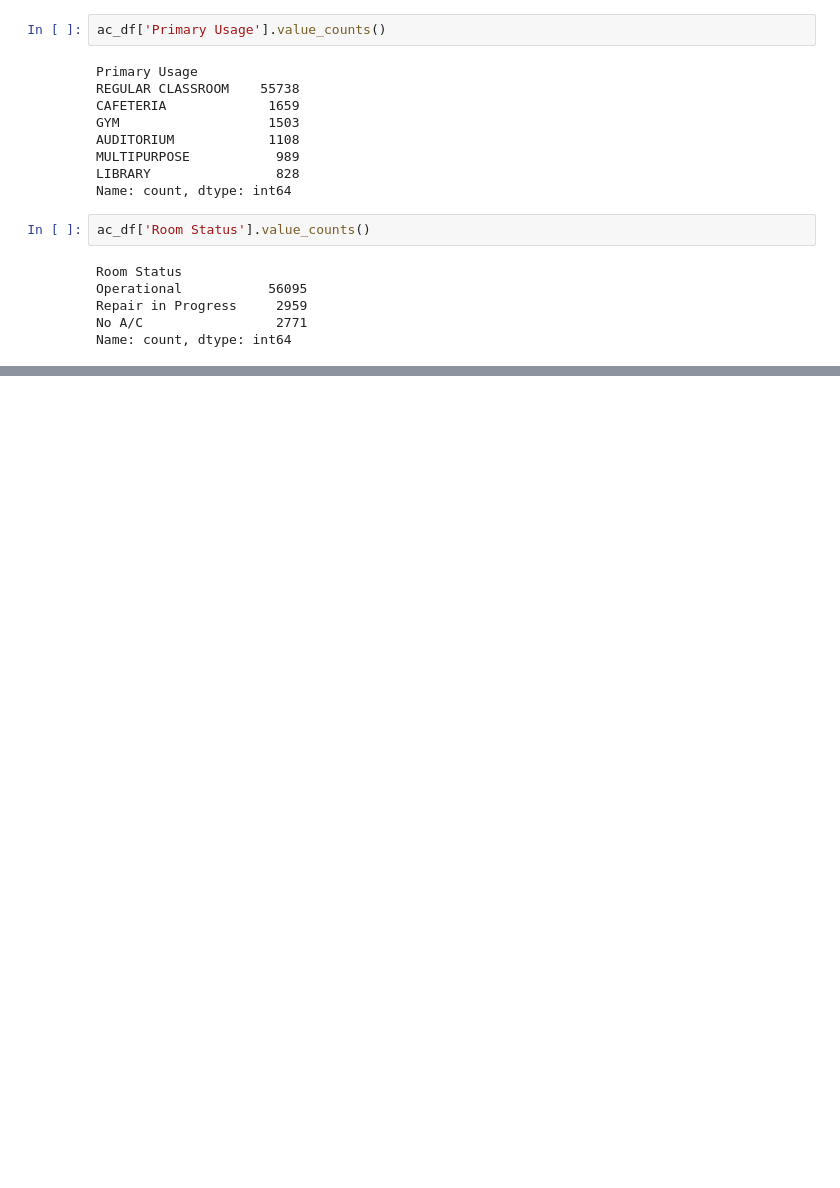
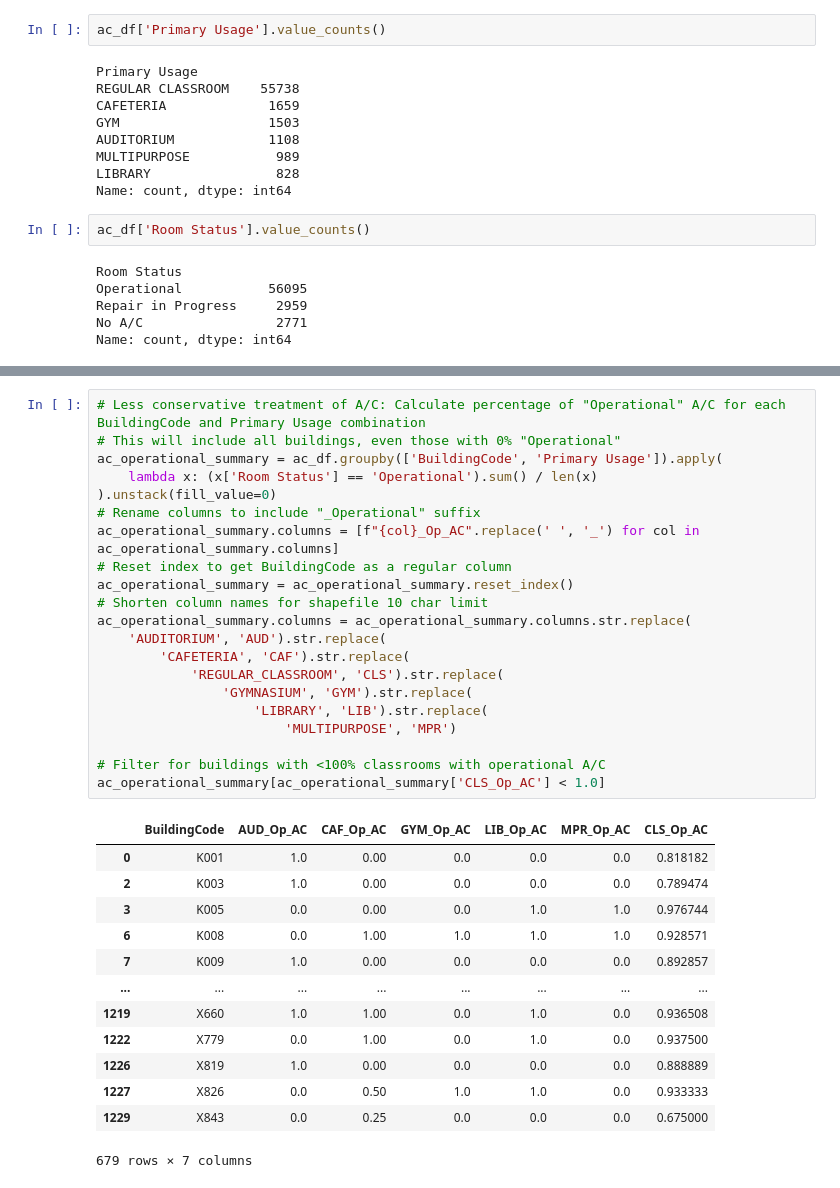
Before and after one commit to likealostcause/zohran-ghs-dashboard, a Jupyter notebook: notebooks/process_ventilation.ipynb, the cells around one changed output, grey strips where cells are left out. Saved outputs shown, nothing was run; the diff lists cells and outputs as text; blank space fills up the shorter version.

```diff
--- a/notebooks/process_ventilation.ipynb
+++ b/notebooks/process_ventilation.ipynb
@@ -173,0 +52,35 @@ np.int64(500)
+# %%
+# Less conservative treatment of A/C: Calculate percentage of "Operational" A/C for each BuildingCode and Primary Usage combination
+# This will include all buildings, even those with 0% "Operational"
+ac_operational_summary = ac_df.groupby(['BuildingCode', 'Primary Usage']).apply(
+    lambda x: (x['Room Status'] == 'Operational').sum() / len(x)
+).unstack(fill_value=0)
+# Rename columns to include "_Operational" suffix
+ac_operational_summary.columns = [f"{col}_Op_AC".replace(' ', '_') for col in ac_operational_summary.columns]
+# Reset index to get BuildingCode as a regular column
+ac_operational_summary = ac_operational_summary.reset_index()
+# Shorten column names for shapefile 10 char limit
+ac_operational_summary.columns = ac_operational_summary.columns.str.replace(
+    'AUDITORIUM', 'AUD').str.replace(
+        'CAFETERIA', 'CAF').str.replace(
+            'REGULAR_CLASSROOM', 'CLS').str.replace(
+                'GYMNASIUM', 'GYM').str.replace(
+                    'LIBRARY', 'LIB').str.replace(
+                        'MULTIPURPOSE', 'MPR')
+
+# Filter for buildings with <100% classrooms with operational A/C
+ac_operational_summary[ac_operational_summary['CLS_Op_AC'] < 1.0]
+# %% [output]
+|  | BuildingCode | AUD_Op_AC | CAF_Op_AC | GYM_Op_AC | LIB_Op_AC | MPR_Op_AC | CLS_Op_AC |
+| 0 | K001 | 1.0 | 0.00 | 0.0 | 0.0 | 0.0 | 0.818182 |
+| 2 | K003 | 1.0 | 0.00 | 0.0 | 0.0 | 0.0 | 0.789474 |
+| 3 | K005 | 0.0 | 0.00 | 0.0 | 1.0 | 1.0 | 0.976744 |
+| 6 | K008 | 0.0 | 1.00 | 1.0 | 1.0 | 1.0 | 0.928571 |
+| 7 | K009 | 1.0 | 0.00 | 0.0 | 0.0 | 0.0 | 0.892857 |
+| ... | ... | ... | ... | ... | ... | ... | ... |
+| 1219 | X660 | 1.0 | 1.00 | 0.0 | 1.0 | 0.0 | 0.936508 |
+| 1222 | X779 | 0.0 | 1.00 | 0.0 | 1.0 | 0.0 | 0.937500 |
+| 1226 | X819 | 1.0 | 0.00 | 0.0 | 0.0 | 0.0 | 0.888889 |
+| 1227 | X826 | 0.0 | 0.50 | 1.0 | 1.0 | 0.0 | 0.933333 |
+| 1229 | X843 | 0.0 | 0.25 | 0.0 | 0.0 | 0.0 | 0.675000 |
+679 rows × 7 columns
```
Also changed, not shown: parts of 43 cells of this notebook.
